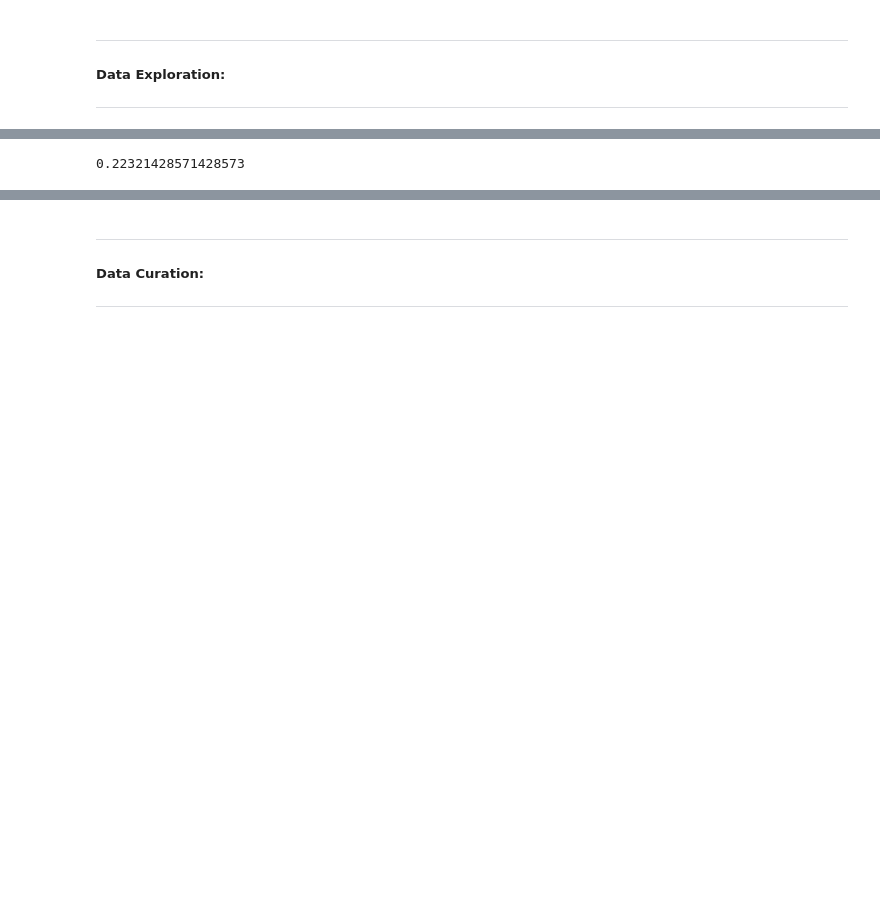
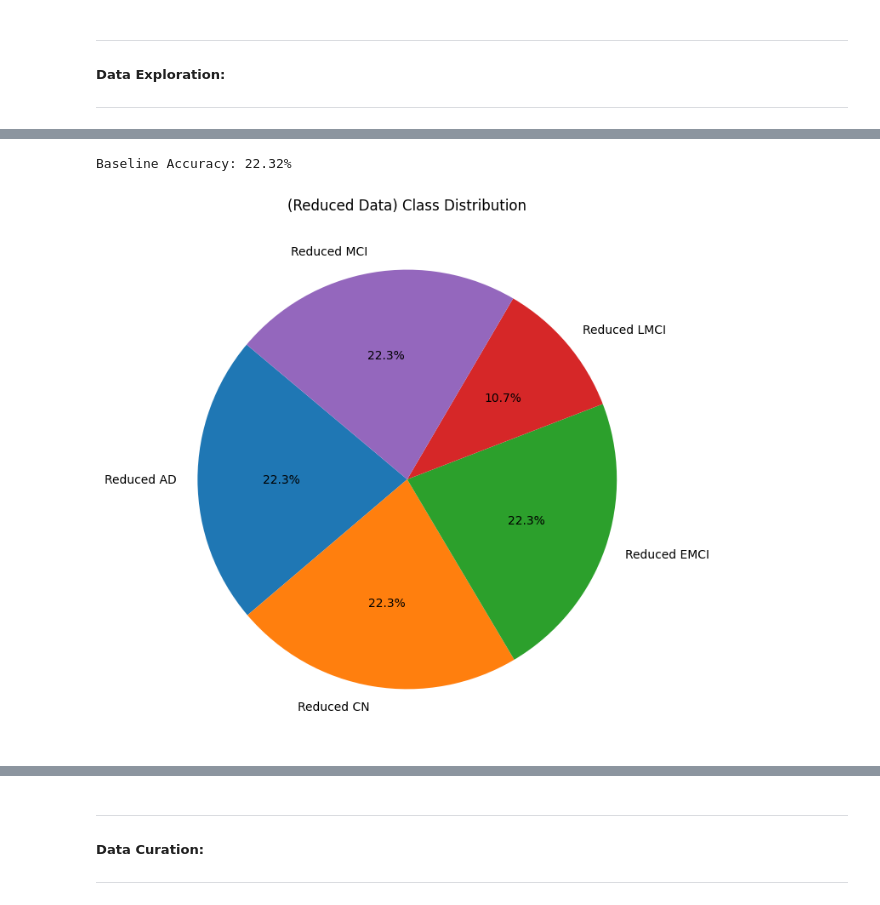
Before and after one commit to jeffock/mri_alz_prog_CNN, a Jupyter notebook: mri_alz_prog.ipynb, the cells around one changed output, grey strips where cells are left out. Cells and saved outputs as stored; diff of their text form; code cells hidden in the pictures; blank space fills up the shorter version.

```diff
--- a/mri_alz_prog.ipynb
+++ b/mri_alz_prog.ipynb
@@ -155,9 +155,25 @@ Class 4: Final MCI JPEG
-# %%
-# Baseline Accuracy
-baseline_acc = 150/672
-print(baseline_acc)
-# %% [output]
-0.22321428571428573
+# %%
+from collections import Counter
+
+# Calculate class distribution
+class_counts = Counter(Ytrain)
+total_samples = len(Ytrain)
+
+# Baseline accuracy is the proportion of the largest class
+baseline_accuracy = max(class_counts.values()) / total_samples
+print(f"Baseline Accuracy: {baseline_accuracy:.2%}")
+
+# Generate a pie chart for class distribution
+labels = class_counts.keys()
+sizes = class_counts.values()
+
+plt.figure(figsize=(8, 8))
+plt.pie(sizes, labels=labels, autopct='%1.1f%%', startangle=140)
+plt.title('(Reduced Data) Class Distribution')
+plt.show()
+# %% [output]
+Baseline Accuracy: 22.32%
+[figure, added]
 # %%
 # Get random image from Reduced AD
 labels = os.listdir(train_path)
```
Also changed, not shown: parts of 14 cells of this notebook.
